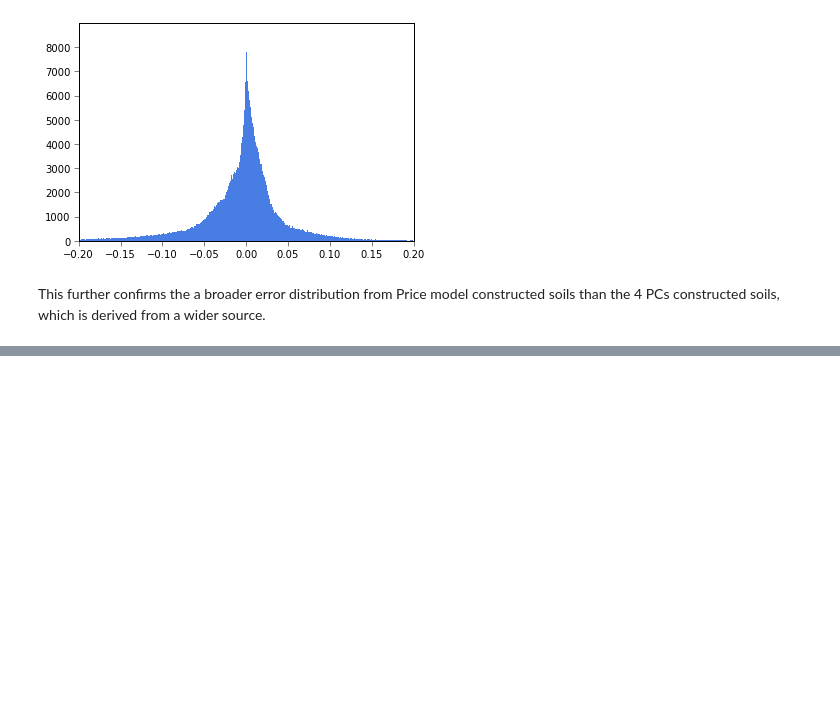
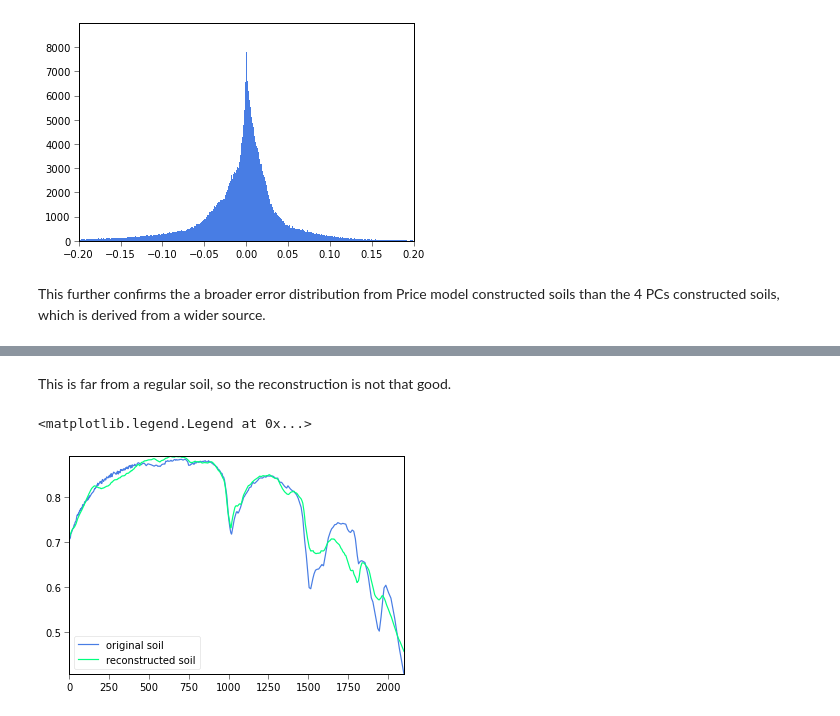
Before and after one commit to MarcYin/Soils, a Jupyter notebook: Soils.ipynb, the cells around one changed output, grey strips where cells are left out. Cells and saved outputs as stored; diff of their text form; code cells hidden in the pictures; blank space fills up the shorter version.

```diff
--- a/Soils.ipynb
+++ b/Soils.ipynb
@@ -400,0 +432,10 @@ This further confirms the a broader error distribution from Price model construc
+# %% [markdown]
+This is far from a regular soil, so the reconstruction is not that good.
+# %%
+ind = np.random.choice(range(len(usgs_soil)))
+plt.plot(usgs_soil[ind], label = 'original soil')
+plt.plot(reconstructed[ind], label = 'reconstructed soil')
+plt.legend()
+# %% [output]
+<matplotlib.legend.Legend at 0x...>
+[figure, added]
```
Also changed, not shown: parts of 18 cells of this notebook, 2 other files.
